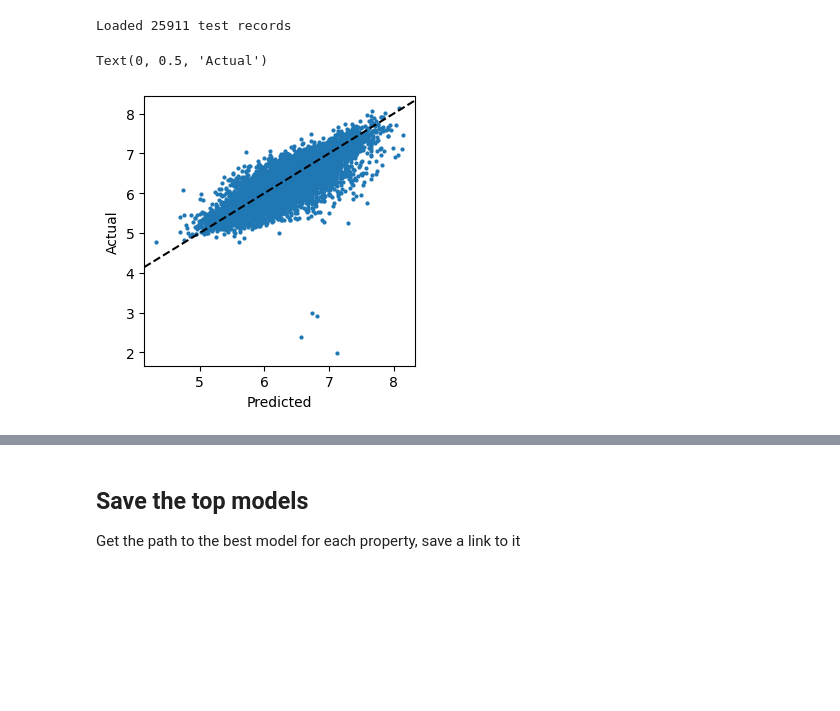
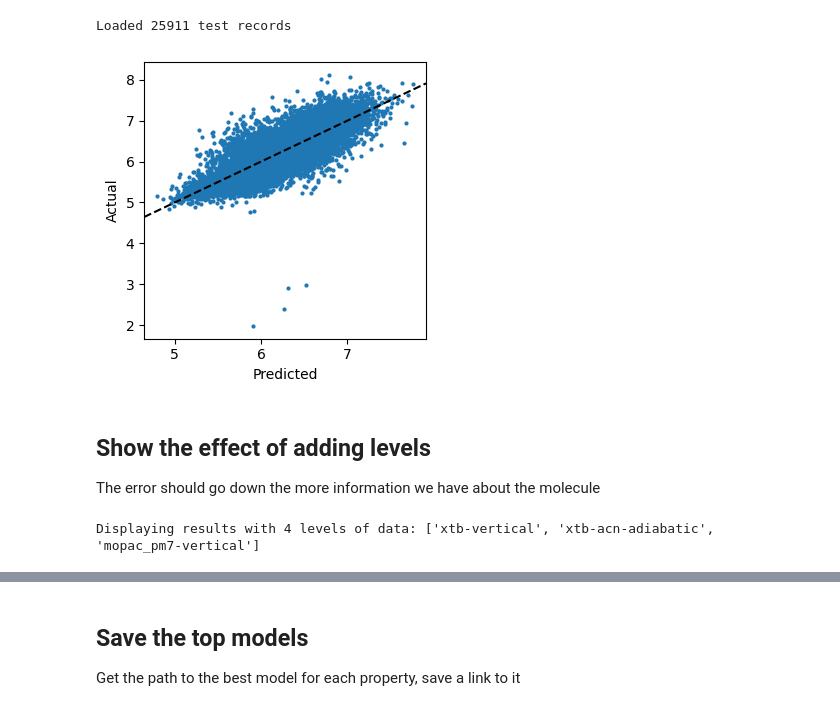
Before and after one commit to exalearn/ExaMol, a Jupyter notebook: scripts/redoxmers/3_initial-models/nfp-multifi-mpnn/1_summarize-runs.ipynb, the cells around one changed output, grey strips where cells are left out. Drawn from its saved outputs; the diff is of its cells as text; code cells hidden in the pictures; blank space fills up the shorter version.

Commit message:
Train using subset of available data, test on all fidelities

```diff
--- a/scripts/redoxmers/3_initial-models/nfp-multifi-mpnn/1_summarize-runs.ipynb
+++ b/scripts/redoxmers/3_initial-models/nfp-multifi-mpnn/1_summarize-runs.ipynb
@@ -39,5 +41,5 @@ def load_summary(path: Path) -> dict:
 # %%
-summary = pd.DataFrame(map(load_summary, complete_runs)).sort_values('mean_absolute_error')
+summary = pd.DataFrame(map(load_summary, complete_runs)).sort_values('level_0_mean_absolute_error')
 summary.head()
 # %% [output]
 |  | path | starting_model | atom_features | message_steps | output_layers | reduce_op | atomwise | num_epochs | ... |
@@ -48,0 +54,4 @@ summary.head()
+# %%
+to_eval = summary.query(f'pipeline_factor==0.5 and property=="{prop}" and level=="{level}"')
+best = to_eval.sort_values('level_0_mean_squared_error').iloc[0]
+best
@@ -54,3 +78,0 @@ to_eval = summary.query(f'property=="{prop}" and level=="{level}"')
-# %%
-best = summary.sort_values('mean_squared_error').iloc[0]
-best
@@ -100,15 +103,24 @@ Loaded 25911 test records
 # %%
 fig, ax = plt.subplots(figsize=(3.5, 3.5))
 
-ax.scatter(test_data['pred'], test_data['true'], s=4)
+ax.scatter(test_data['level_0-pred'], test_data['true'], s=4)
 
 ax.set_xlim(ax.get_xlim())
 ax.set_ylim(ax.get_ylim())
 
 ax.plot(ax.get_xlim(), ax.get_xlim(), 'k--')
 
 ax.set_xlabel('Predicted')
 ax.set_ylabel('Actual')
+
+fig.tight_layout()
 # %% [output]
-Text(0, 0.5, 'Actual')
-[figure, old version]
+[figure, new version]
+# %% [markdown]
+## Show the effect of adding levels
+The error should go down the more information we have about the molecule
+# %%
+n_levels = len(best['train_counts'])
+print(f'Displaying results with {n_levels} levels of data: {best["lower_levels"]}')
+# %% [output]
+Displaying results with 4 levels of data: ['xtb-vertical', 'xtb-acn-adiabatic', 'mopac_pm7-vertical']
```
Also changed, not shown: parts of 13 cells of this notebook, 1 other file.
